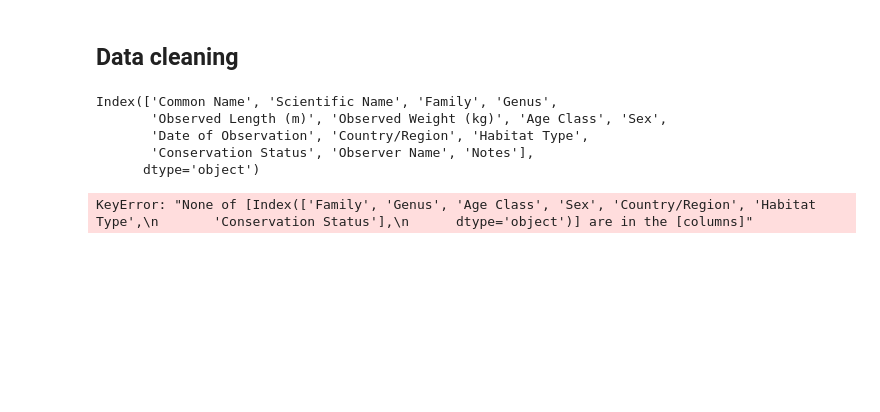
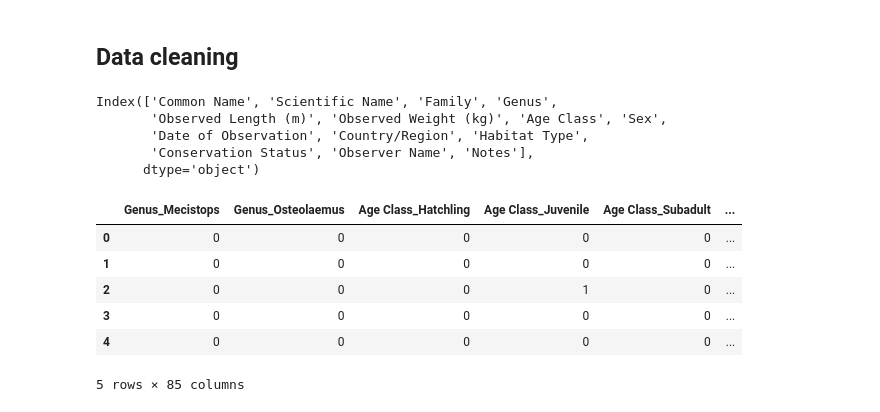
Before and after one commit to ReivaxD/MachineLearningProject, a Jupyter notebook: CrocodileExemple/MLCrocodile.ipynb, the cells around one changed output. Saved outputs shown, nothing was run; the diff lists cells and outputs as text; code cells hidden in the pictures; blank space fills up the shorter version.

```diff
--- a/CrocodileExemple/MLCrocodile.ipynb
+++ b/CrocodileExemple/MLCrocodile.ipynb
@@ -60,10 +67,16 @@ Index(['Common Name', 'Scientific Name', 'Family', 'Genus',
 # %%
 df = df.astype({'Family': 'category', 'Genus': 'category', 'Age Class': 'category', 'Sex': 'category', 'Country/Region': 'category', 'Habitat Type': 'category', 'Conservation Status': 'category'})
-catList = ['Family', 'Genus', 'Age Class', 'Sex', 'Country/Region', 'Habitat Type', 'Conservation Status']
+
 dfCat = df[catList].copy()
 
-dfDummies = pd.get_dummies(dfCat, columns=catList, drop_first=True)
+dfCat = pd.get_dummies(dfCat, columns=catList, drop_first=True).astype(int)
 
-dfDummies.head(5)
+dfCat.head(5)
 # %% [output]
+|  | Genus_Mecistops | Genus_Osteolaemus | Age Class_Hatchling | Age Class_Juvenile | Age Class_Subadult | ... |
+| 0 | 0 | 0 | 0 | 0 | 0 | ... |
+| 1 | 0 | 0 | 0 | 0 | 0 | ... |
+| 2 | 0 | 0 | 0 | 1 | 0 | ... |
+| 3 | 0 | 0 | 0 | 0 | 0 | ... |
+| 4 | 0 | 0 | 0 | 0 | 0 | ... |
-KeyError: "None of [Index(['Family', 'Genus', 'Age Class', 'Sex', 'Country/Region', 'Habitat Type',\n       'Conservation Status'],\n      dtype='object')] are in the [columns]"
+5 rows × 85 columns
```
Also changed, not shown: parts of 12 cells of this notebook, 1 other file.
